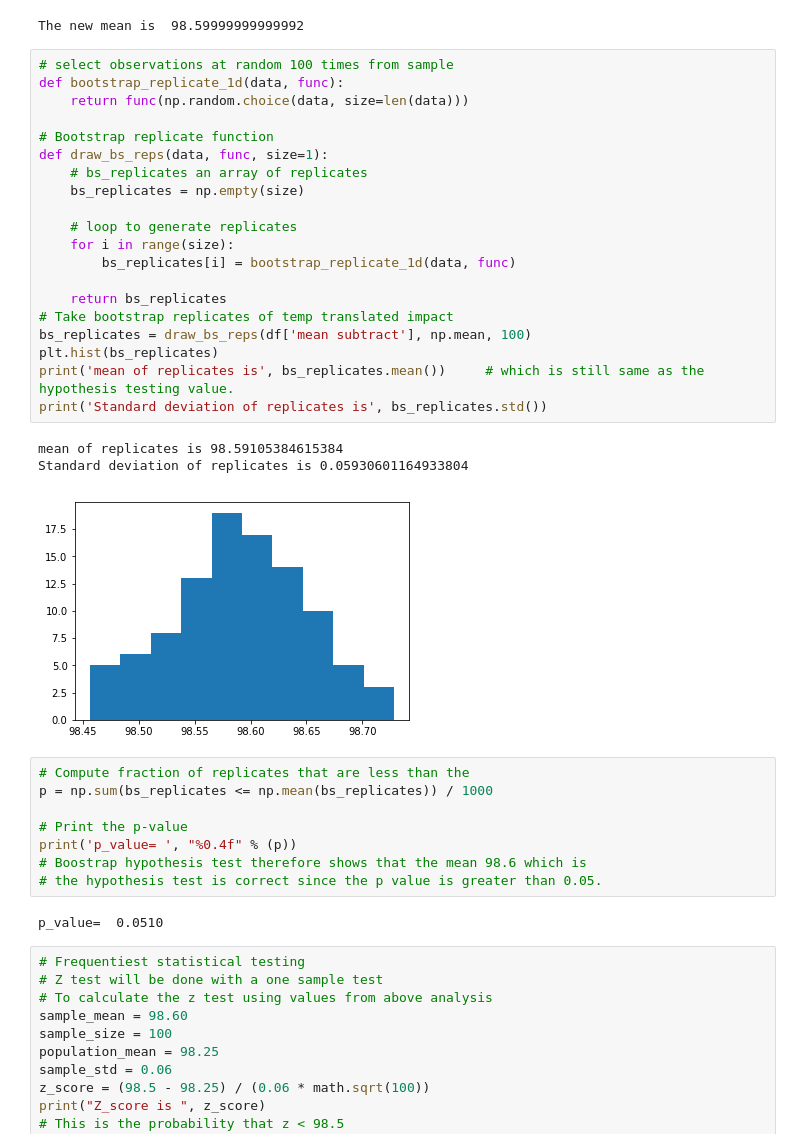
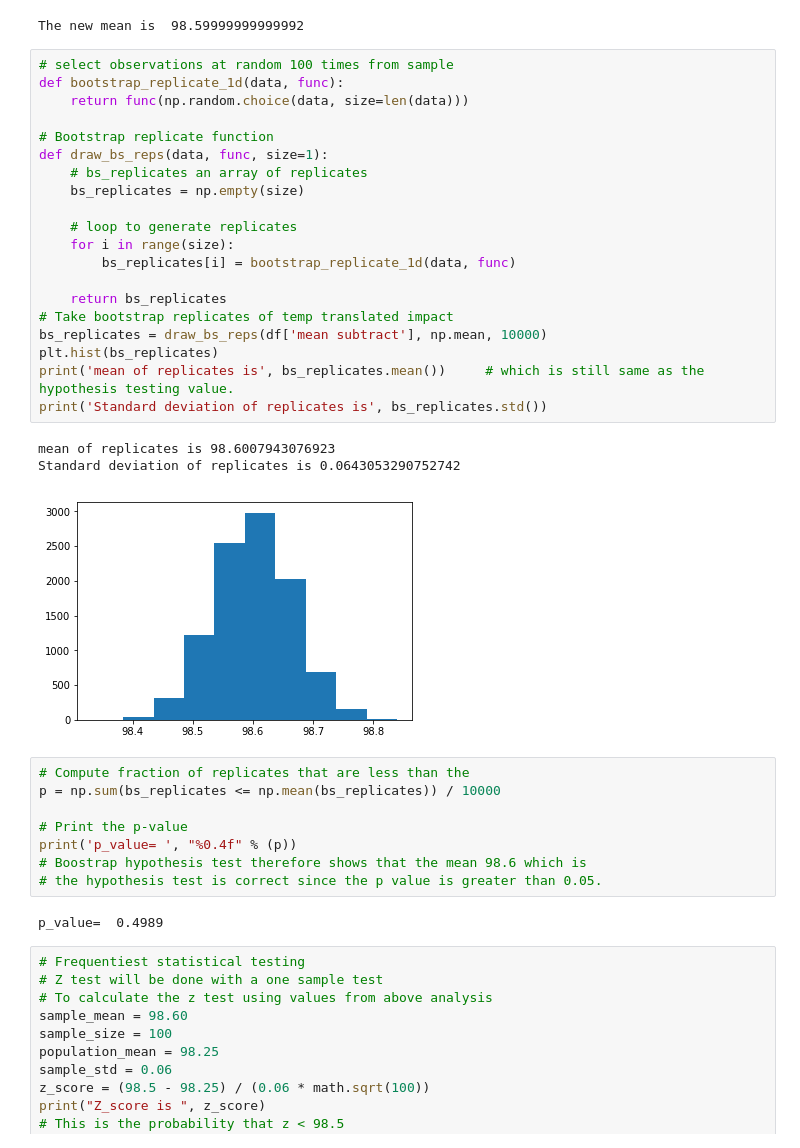
Before and after one commit to dzekem/Inferential-Statistics-on-Human-temperature, a Jupyter notebook: sliderule_dsi_inferential_statistics_exercise_1.ipynb, the cells around one changed output. Saved outputs shown, nothing was run; the diff lists cells and outputs as text.

```diff
--- a/sliderule_dsi_inferential_statistics_exercise_1.ipynb
+++ b/sliderule_dsi_inferential_statistics_exercise_1.ipynb
@@ -150,37 +150,37 @@ The new mean is  98.59999999999992
 # %%
 # select observations at random 100 times from sample
 def bootstrap_replicate_1d(data, func):
     return func(np.random.choice(data, size=len(data)))
 
 # Bootstrap replicate function
 def draw_bs_reps(data, func, size=1):
     # bs_replicates an array of replicates
     bs_replicates = np.empty(size)
 
     # loop to generate replicates
     for i in range(size):
         bs_replicates[i] = bootstrap_replicate_1d(data, func)
 
     return bs_replicates
 # Take bootstrap replicates of temp translated impact
-bs_replicates = draw_bs_reps(df['mean subtract'], np.mean, 100)
+bs_replicates = draw_bs_reps(df['mean subtract'], np.mean, 10000)
 plt.hist(bs_replicates)
 print('mean of replicates is', bs_replicates.mean())     # which is still same as the hypothesis testing value.
 print('Standard deviation of replicates is', bs_replicates.std())
 # %% [output]
-mean of replicates is 98.59105384615384
-Standard deviation of replicates is 0.05930601164933804
+mean of replicates is 98.6007943076923
+Standard deviation of replicates is 0.0643053290752742
-[figure, old version]
+[figure, new version]
 # %%
 # Compute fraction of replicates that are less than the
-p = np.sum(bs_replicates <= np.mean(bs_replicates)) / 1000
+p = np.sum(bs_replicates <= np.mean(bs_replicates)) / 10000
 
 # Print the p-value
 print('p_value= ', "%0.4f" % (p))
 # Boostrap hypothesis test therefore shows that the mean 98.6 which is
 # the hypothesis test is correct since the p value is greater than 0.05.
 # %% [output]
-p_value=  0.0510
+p_value=  0.4989
 # %%
 # Frequentiest statistical testing
 # Z test will be done with a one sample test
```
Also changed, not shown: parts of 4 cells of this notebook.
